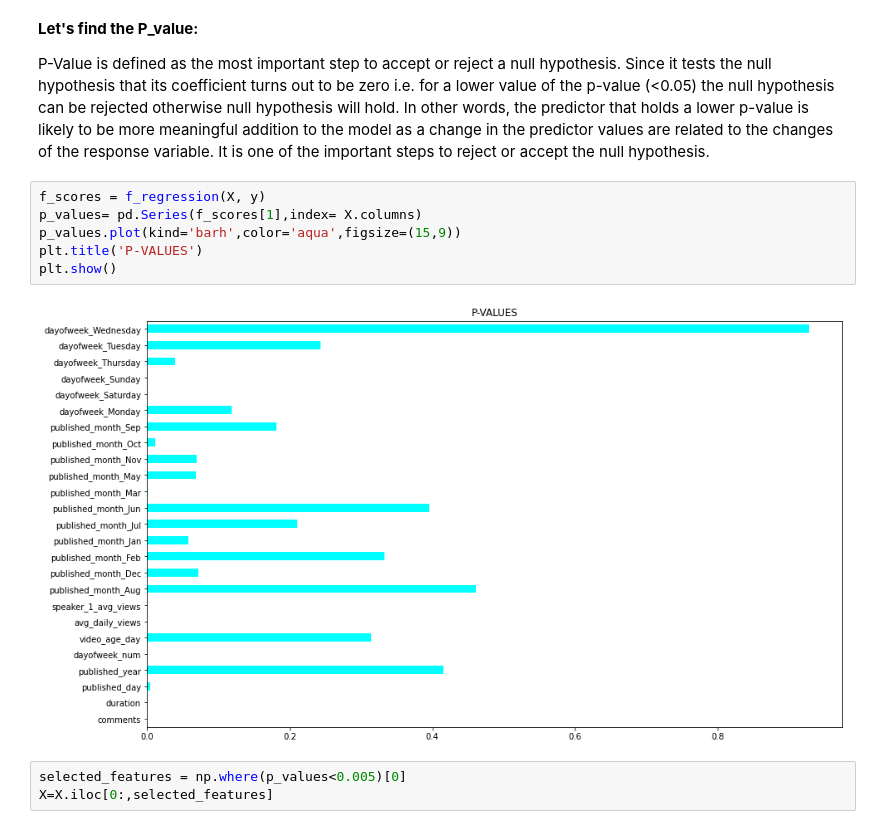
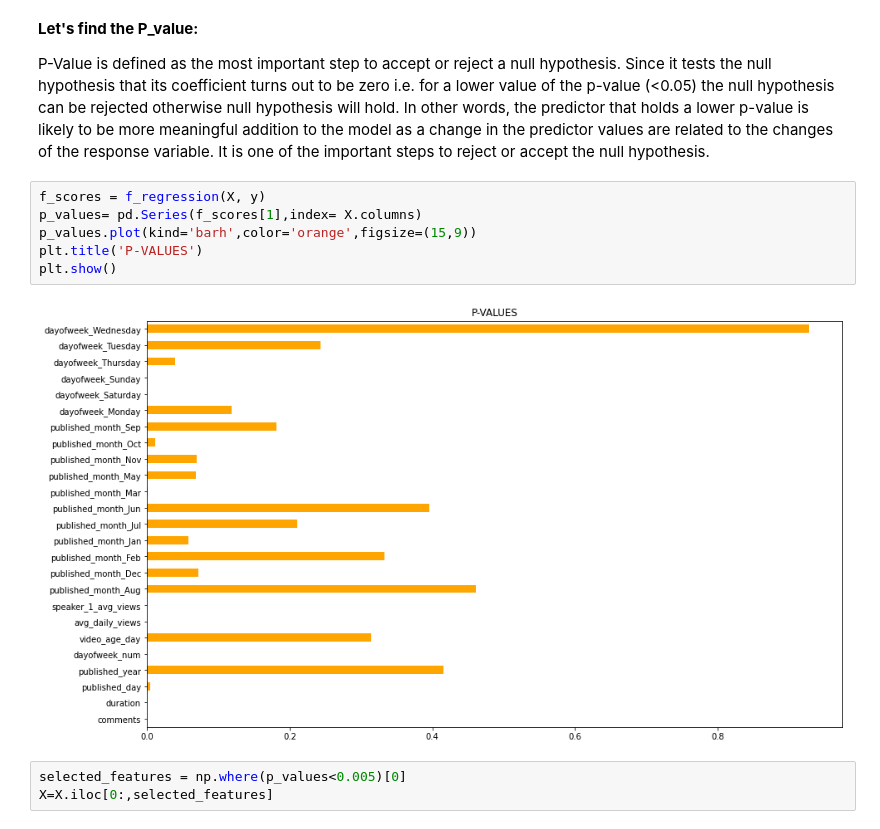
Before and after one commit to Malu2203/Ted-Talks-Views-Prediction---Regression-Capstone, a Jupyter notebook: Ted_Talks_Views_Prediction_Regression_Capstone_.ipynb, the cells around one changed output. Drawn from its saved outputs; the diff is of its cells as text.

```diff
--- a/Ted_Talks_Views_Prediction_Regression_Capstone_.ipynb
+++ b/Ted_Talks_Views_Prediction_Regression_Capstone_.ipynb
@@ -773,11 +773,11 @@ P-Value is defined as the most important step to accept or reject a null hypothe
 # %%
 f_scores = f_regression(X, y)
 p_values= pd.Series(f_scores[1],index= X.columns)
-p_values.plot(kind='barh',color='aqua',figsize=(15,9))
+p_values.plot(kind='barh',color='orange',figsize=(15,9))
 plt.title('P-VALUES')
 plt.show()
 # %% [output]
-[figure, old version]
+[figure, new version]
 # %%
 selected_features = np.where(p_values<0.005)[0]
 X=X.iloc[0:,selected_features]
```
Also changed, not shown: parts of 19 cells of this notebook.
